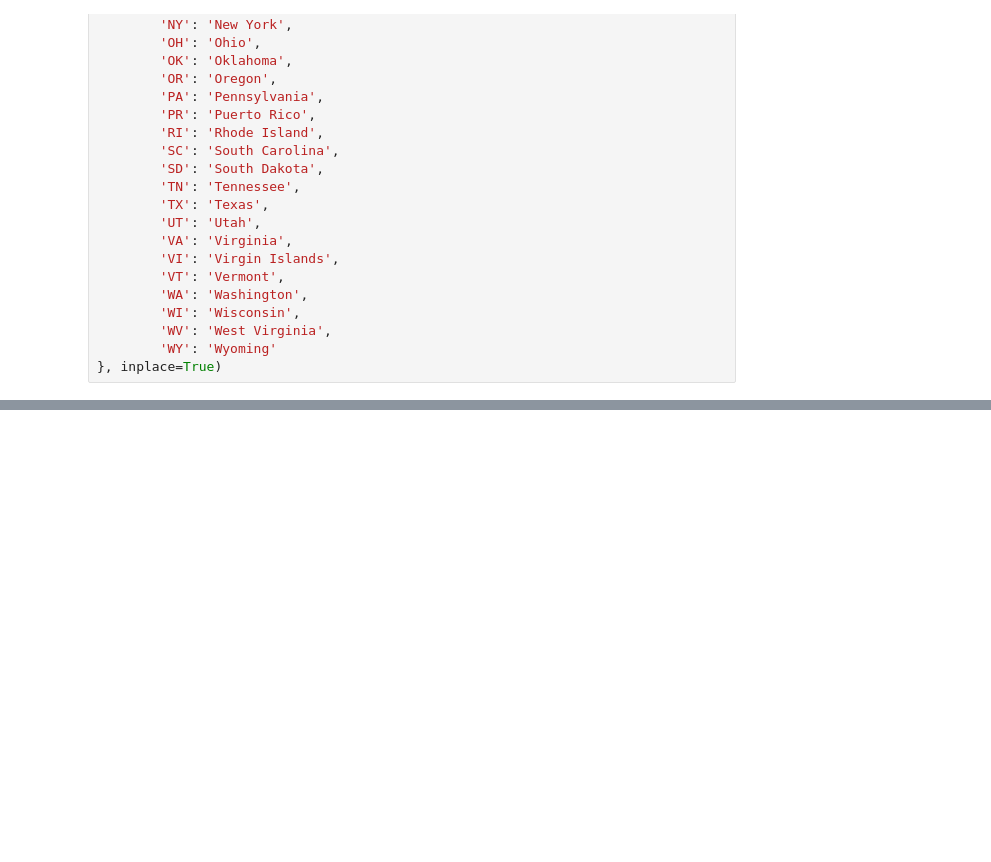
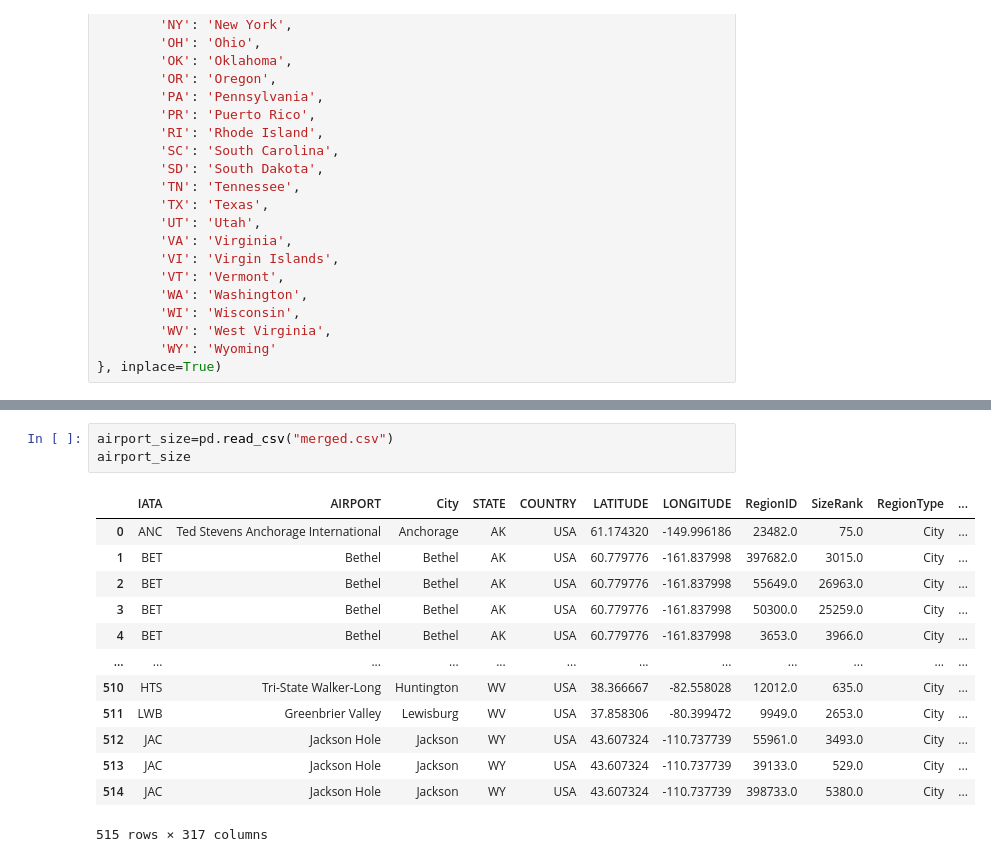
Before and after one commit to ttoffey/Project_One, a Jupyter notebook: Melissa.ipynb, the cells around one changed output, grey strips where cells are left out. Drawn from its saved outputs; the diff is of its cells as text; blank space fills up the shorter version.

```diff
--- a/Melissa.ipynb
+++ b/Melissa.ipynb
@@ -163,3 +210,20 @@ airports_df['AQI'] = aqi_list
+# %%
+airport_size=pd.read_csv("merged.csv")
+airport_size
+# %% [output]
+|  | IATA | AIRPORT | City | STATE | COUNTRY | LATITUDE | LONGITUDE | RegionID | SizeRank | RegionType | ... |
+| 0 | ANC | Ted Stevens Anchorage International | Anchorage | AK | USA | 61.174320 | -149.996186 | 23482.0 | 75.0 | City | ... |
+| 1 | BET | Bethel | Bethel | AK | USA | 60.779776 | -161.837998 | 397682.0 | 3015.0 | City | ... |
+| 2 | BET | Bethel | Bethel | AK | USA | 60.779776 | -161.837998 | 55649.0 | 26963.0 | City | ... |
+| 3 | BET | Bethel | Bethel | AK | USA | 60.779776 | -161.837998 | 50300.0 | 25259.0 | City | ... |
+| 4 | BET | Bethel | Bethel | AK | USA | 60.779776 | -161.837998 | 3653.0 | 3966.0 | City | ... |
+| ... | ... | ... | ... | ... | ... | ... | ... | ... | ... | ... | ... |
+| 510 | HTS | Tri-State Walker-Long | Huntington | WV | USA | 38.366667 | -82.558028 | 12012.0 | 635.0 | City | ... |
+| 511 | LWB | Greenbrier Valley | Lewisburg | WV | USA | 37.858306 | -80.399472 | 9949.0 | 2653.0 | City | ... |
+| 512 | JAC | Jackson Hole | Jackson | WY | USA | 43.607324 | -110.737739 | 55961.0 | 3493.0 | City | ... |
+| 513 | JAC | Jackson Hole | Jackson | WY | USA | 43.607324 | -110.737739 | 39133.0 | 529.0 | City | ... |
+| 514 | JAC | Jackson Hole | Jackson | WY | USA | 43.607324 | -110.737739 | 398733.0 | 5380.0 | City | ... |
+515 rows × 317 columns
 # %%
 non_airport_cities=[]
 for key,value in state_dict.items():
```
Also changed, not shown: parts of 20 cells of this notebook.
